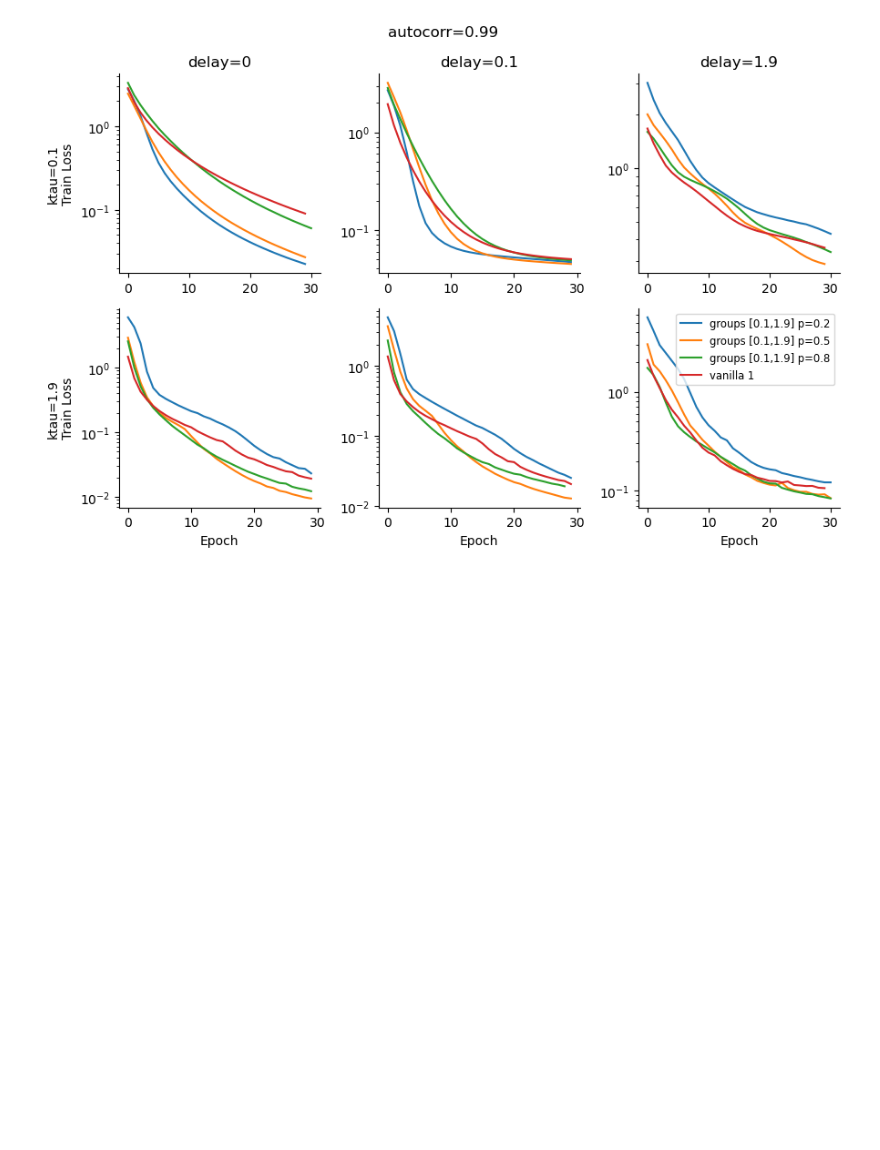
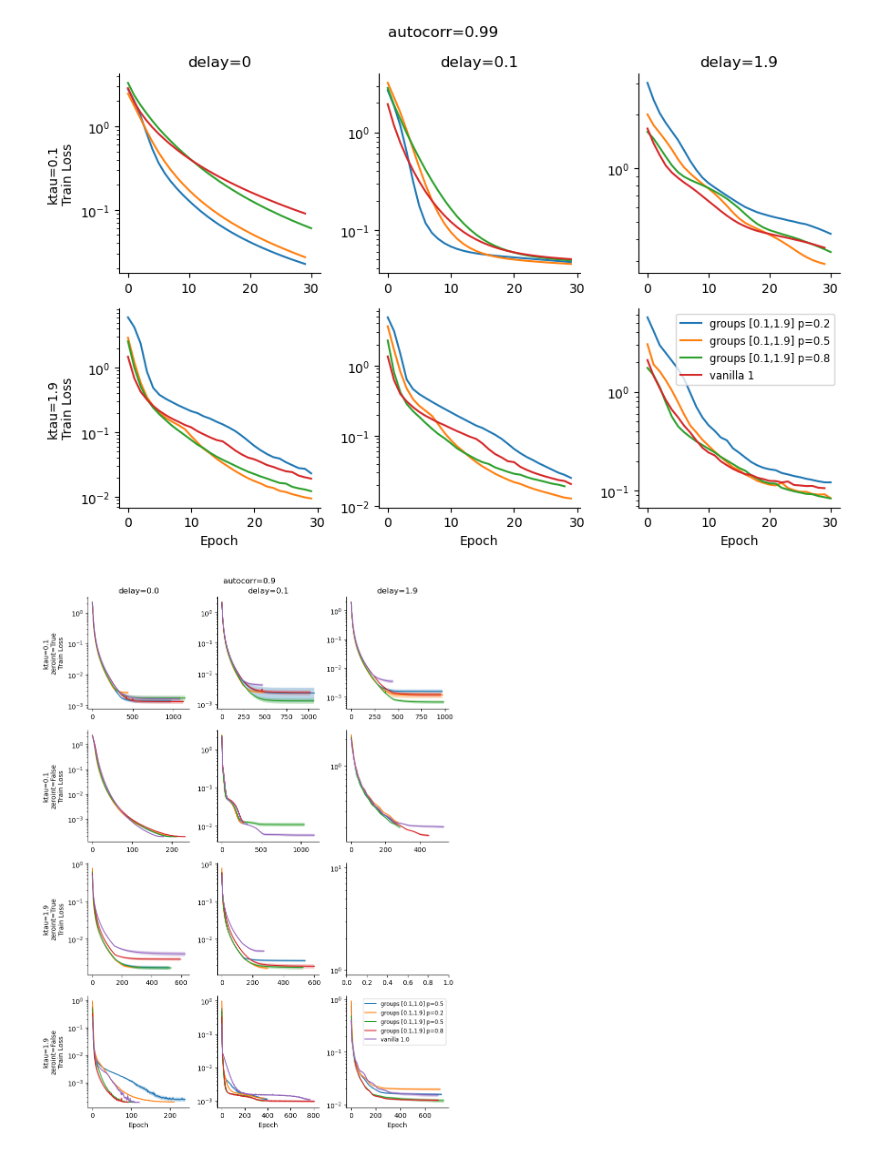
Before and after one commit to ahiggs13/timescale_RNN, a Jupyter notebook: notebooks/giga_analysis.ipynb, the cells around one changed output. Drawn from its saved outputs; the diff is of its cells as text; code cells hidden in the pictures; blank space fills up the shorter version.

```diff
--- a/notebooks/giga_analysis.ipynb
+++ b/notebooks/giga_analysis.ipynb
@@ -93,3 +85,85 @@ for autocorr in autocorrs:
 [figure]
 [figure]
 [figure]
+# %%
+def get_subdirs_final(dir, autocorr, zero_integration, kernel_tau, read_delay, dist_type, **kwargs):
+    """Return glob-matched subdirs for a given distribution type."""
+    if dist_type == 'normal':
+        eta = kwargs['eta']
+        pattern = f'{dir}/autocorr{autocorr}_ktau{kernel_tau}_zeroint{zero_integration}_delay{read_delay}_normal_eta{eta}*'
+    elif dist_type == 'vanilla':
+        tau = kwargs['tau']
+        pattern = f'{dir}/autocorr{autocorr}_ktau{kernel_tau}_zeroint{zero_integration}_delay{read_delay}_vanilla{tau}*'
+    elif dist_type == 'groups':
+        tau_max = kwargs['tau'][1]
+        prop = kwargs['prop']
+        pattern = f'{dir}/autocorr{autocorr}_ktau{kernel_tau}_zeroint{zero_integration}_delay{read_delay}_groups{tau_max}_prop{prop}*'
+    return glob.glob(pattern)
+
+plot_configs = [
+    # dict(dist_type='normal',  eta=0.1,  label='normal eta=0.1'),
+    # dict(dist_type='normal',  eta=0.25, label='normal eta=0.25'),
+    # dict(dist_type='normal',  eta=0.5,  label='normal eta=0.5'),
+    dict(dist_type='groups',  tau=[0.1, 1.0],   prop=0.5, label='groups [0.1,1.0] p=0.5'),
+    dict(dist_type='groups',  tau=[0.1, 1.9], prop=0.2, label='groups [0.1,1.9] p=0.2'),
+    dict(dist_type='groups',  tau=[0.1, 1.9], prop=0.5, label='groups [0.1,1.9] p=0.5'),
+    dict(dist_type='groups',  tau=[0.1, 1.9], prop=0.8, label='groups [0.1,1.9] p=0.8'),
+    # dict(dist_type='vanilla', tau=0.1, label='vanilla 0.1'),
+    dict(dist_type='vanilla', tau=1.0, label='vanilla 1.0'),
+    # dict(dist_type='vanilla', tau=1.9, label='vanilla 1.9'),
+]
+
+results_dir = '../rnn_results/final/'
+
+kernel_taus = [0.1, 1.9]
+read_delays = [0.0, 0.1, 1.9]
+autocorrs   = [0.9]
+zero_integration_flags = [True, False]
+
+for autocorr in autocorrs:
+    row_configs = [(kt, zi) for kt in kernel_taus for zi in zero_integration_flags]
+    n_rows, n_cols = len(row_configs), len(read_delays)
+    cell_size = 3
+    fig, axes = plt.subplots(n_rows, n_cols,
+                             figsize=(n_cols * cell_size, n_rows * cell_size))
+
+    for i, (kernel_tau, zeroint) in enumerate(row_configs):
+        for j, read_delay in enumerate(read_delays):
+            ax = axes[i, j]
+
+            for cfg in plot_configs:
+                subdirs = get_subdirs_final(f'{results_dir}', autocorr, zeroint, kernel_tau, read_delay,
+                                      cfg['dist_type'], **{k: v for k, v in cfg.items()
+                                                           if k not in ('dist_type', 'label')})
+
+                if not subdirs:
+                    continue
+
+                train_losses = [np.load(os.path.join(s, 'val_losses.npy')) for s in subdirs]
+                max_len = max(len(x) for x in train_losses)
+                padded = np.array([np.pad(x, (0, max_len - len(x)), mode='edge')
+                                   for x in train_losses])
+
+                mean, std = padded.mean(axis=0), padded.std(axis=0)
+                ax.plot(mean, label=cfg['label'])
+                ax.fill_between(np.arange(max_len),
+                                mean - std / np.sqrt(len(subdirs)),
+                                mean + std / np.sqrt(len(subdirs)),
+                                alpha=0.3)
+
+            ax.spines[['top', 'right']].set_visible(False)
+            ax.set_yscale('log')
+
+            if i == 0:
+                ax.set_title(f'delay={read_delay}')
+            if j == 0:
+                ax.set_ylabel(f'ktau={kernel_tau}\nzeroint={zeroint}\nTrain Loss')
+            if i == n_rows - 1:
+                ax.set_xlabel('Epoch')
+
+    handles, labels = axes[0, 0].get_legend_handles_labels()
+    axes[-1, -1].legend(handles, labels, fontsize='small')
+    fig.suptitle(f'autocorr={autocorr}')
+    plt.tight_layout()
+# %% [output]
+[figure, added]
```
Also changed, not shown: parts of 1 cell of this notebook, 5 other files.
